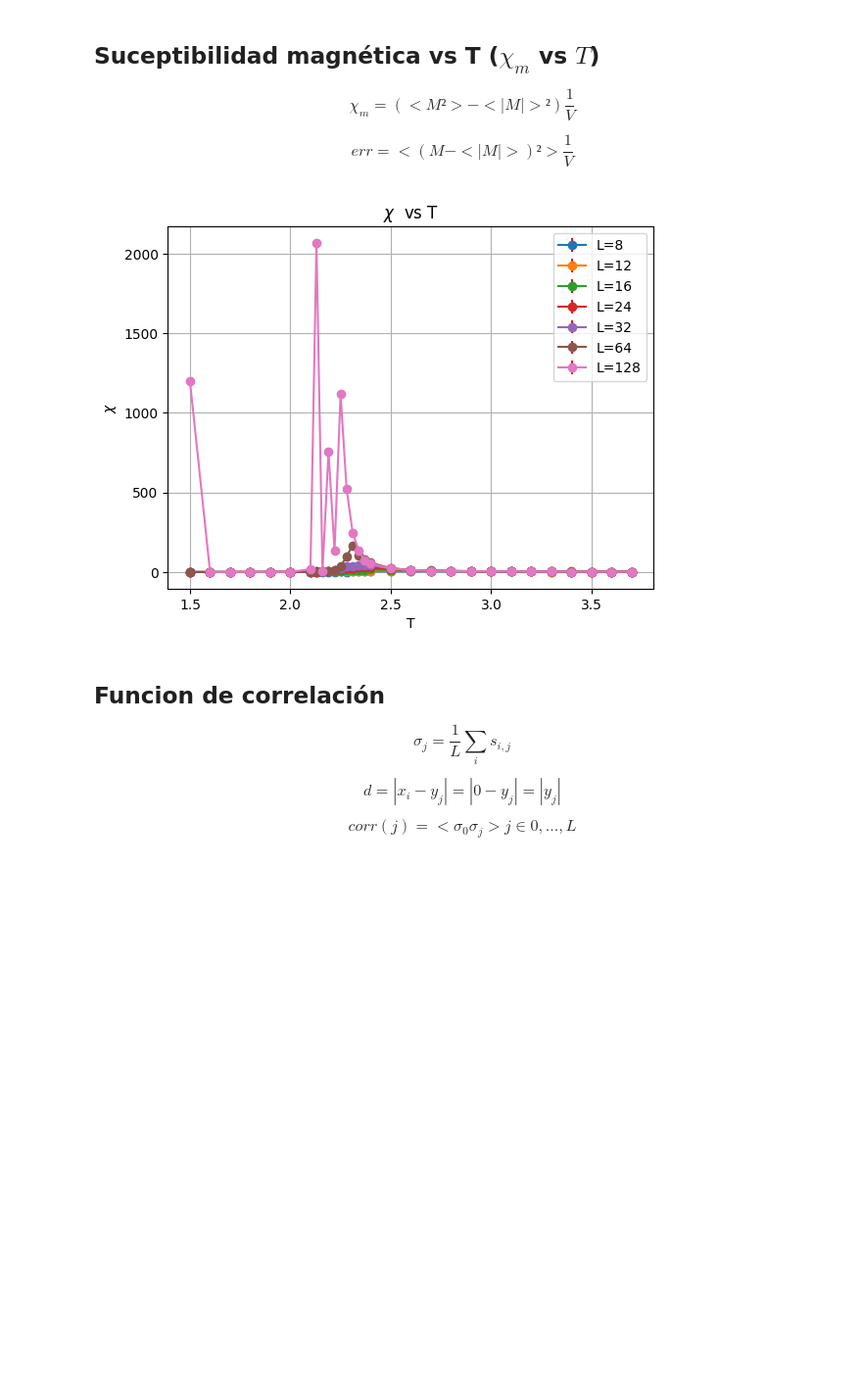
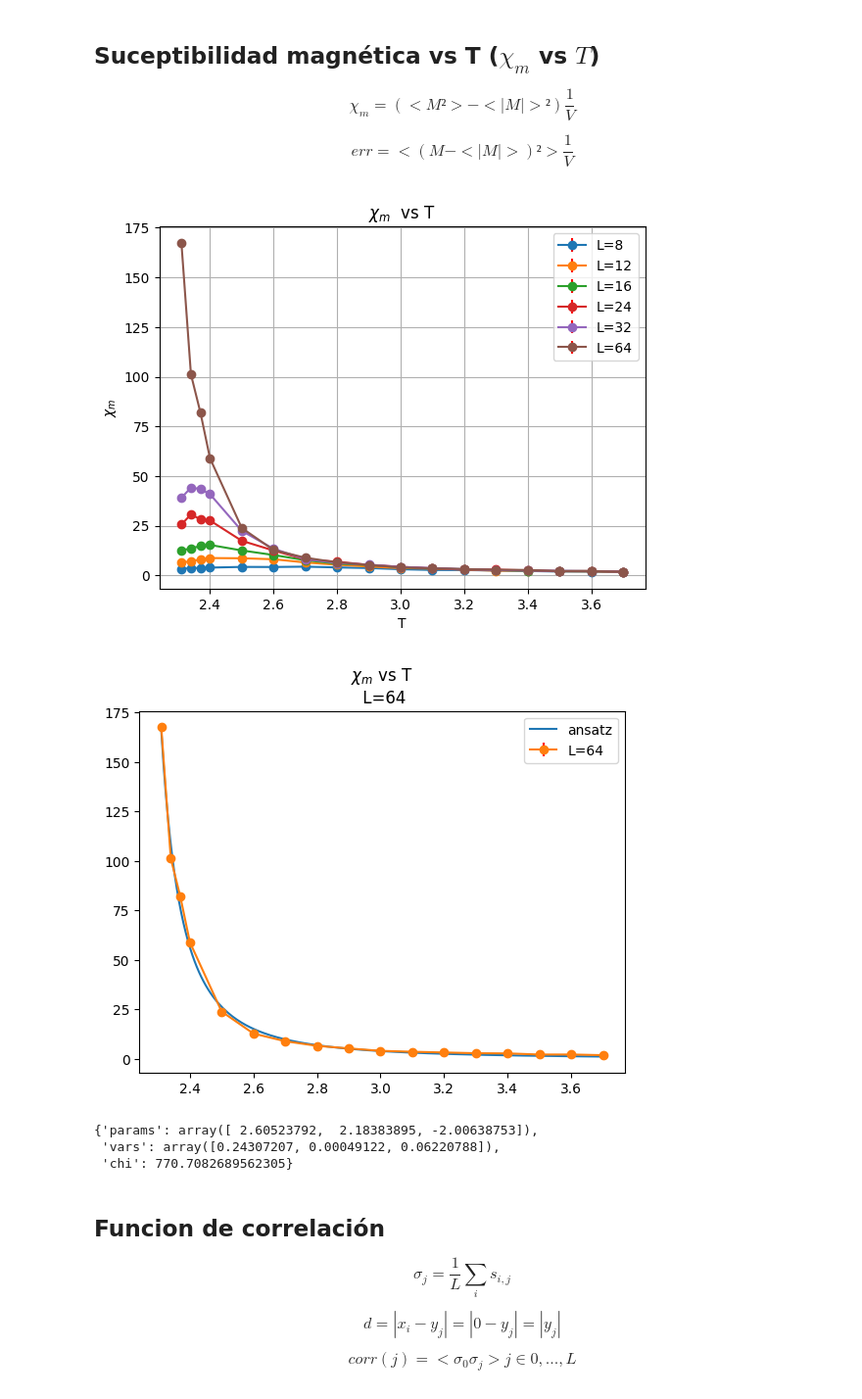
Before and after one commit to SoyAgustin/QF-Path-Integral, a Jupyter notebook: Notebooks_Py/ising.ipynb, the cells around one changed output. Shown at 98% size. Cells and saved outputs as stored; diff of their text form; code cells hidden in the pictures; blank space fills up the shorter version.

```diff
--- a/Notebooks_Py/ising.ipynb
+++ b/Notebooks_Py/ising.ipynb
@@ -129,3 +159,16 @@ def L_arrays(L,T_min = 1.5,T_max = 3.8):
             "Cv":Cv,"stderr_cv":stderr_cv,
             "chi_m":chi_m,"stderr_chi":stderr_chi,
             "m":m,"stderr_m":stderr_m}
+# %%
+def interp_quad_max(x,y):
+    max_ind = y.argmax()
+    yl = [y[max_ind-1],y[max_ind],y[max_ind+1]]
+    xl = [x[max_ind-1],x[max_ind],x[max_ind+1]]
+
+    x_inter=np.linspace(x[max_ind-1],x[max_ind+1],num=1000)
+    inter = CubicSpline(xl,yl)
+    y_inter = inter(x_inter)
+
+    x_max = x_inter[y_inter.argmax()]
+    y_max = y_inter[y_inter.argmax()]
+    return x_max,y_max
@@ -141,7 +201,7 @@ for T in T_values:
 # %% [markdown]
 ## Densidad de energía y temperatura  ($\frac{<H>}{V}$ vs T)
 # %%
-L_values = [8,12,16,24,32,64,128]
+L_values = [8,12,16,24,32,64,128][-3:]
 
 T_i = 1.5
 T_f = 3.8
@@ -161,7 +221,10 @@ for L in L_values:
     y = dic["H"]
     yerr = dic["stderr_H"]
 
-    plt.errorbar(x[t_i:t_f],y[t_i:t_f],yerr[t_i:t_f],marker="o",ls="-",ecolor="r",label=f"{L=}")
+    if t_i == t_f:
+        plt.errorbar(x[t_i],y[t_i],yerr[t_i],marker="o",ls="",ecolor="r",label=f"{L=}")
+    else:
+        plt.errorbar(x[t_i:t_f],y[t_i:t_f],yerr[t_i:t_f],marker="o",ls="",ecolor="r",label=f"{L=}")
 
 plt.legend()
 plt.show()
@@ -272,34 +401,55 @@ $$ \chi_m = (<M²>-<|M|>²)\frac{1}{V} $$
 
 $$ err = <(M - <|M|>)²>\frac{1}{V}$$
 # %%
-L_values = [8,12,16,24,32,64,128]
+L_values = [8,12,16,24,32,64,128][:-1]
 
-T_i = 1.5
+T_i = 2.31
 T_f = 3.8
 
-plt.title("$\\chi$  vs T")
+plt.title("$\\chi_m$  vs T")
 plt.grid()
 plt.xlabel("T")
-plt.ylabel("$\\chi$")
+plt.ylabel("$\\chi_m$")
 
 
 
 for L in L_values[:]:
     dic = L_arrays(L)
     x = dic["T"].tolist()
     t_i = x.index(T_i)
     t_f = x.index(T_f)
 
     y = dic["chi_m"]
     yerr = dic["stderr_chi"]
     yerr = np.zeros(len(x))
 
     plt.errorbar(x[t_i:t_f],y[t_i:t_f],yerr[t_i:t_f],marker="o",ls="-",ecolor="r",label=f"{L=}")
 
 plt.legend()
 plt.show()
+
+
+#extrapol
+
+def ansatz(x,a,b,c):
+    return a*np.abs(x-b)**c
+
+dic_adj = adjust(x[t_i:t_f],y[t_i:t_f],ansatz)
+
+xans = np.linspace(min(x[t_i:t_f]),max(x[t_i:t_f]),200)
+plt.plot(xans,ansatz(xans,*dic_adj["params"]),label = "ansatz")
+plt.errorbar(x[t_i:t_f],y[t_i:t_f],yerr[t_i:t_f],marker="o",ls="-",ecolor="r",label=f"{L=}")
+plt.title("$\\chi_m$ vs T\n L=64")
+plt.legend()
+plt.show()
+
+dic_adj
 # %% [output]
-[figure, old version]
+[figure, new version]
+[figure, added]
+{'params': array([ 2.60523792,  2.18383895, -2.00638753]),
+ 'vars': array([0.24307207, 0.00049122, 0.06220788]),
+ 'chi': 770.7082689562305}
 # %% [markdown]
 ## Funcion de correlación
 
```
Also changed, not shown: parts of 15 cells of this notebook, 1 other file.
